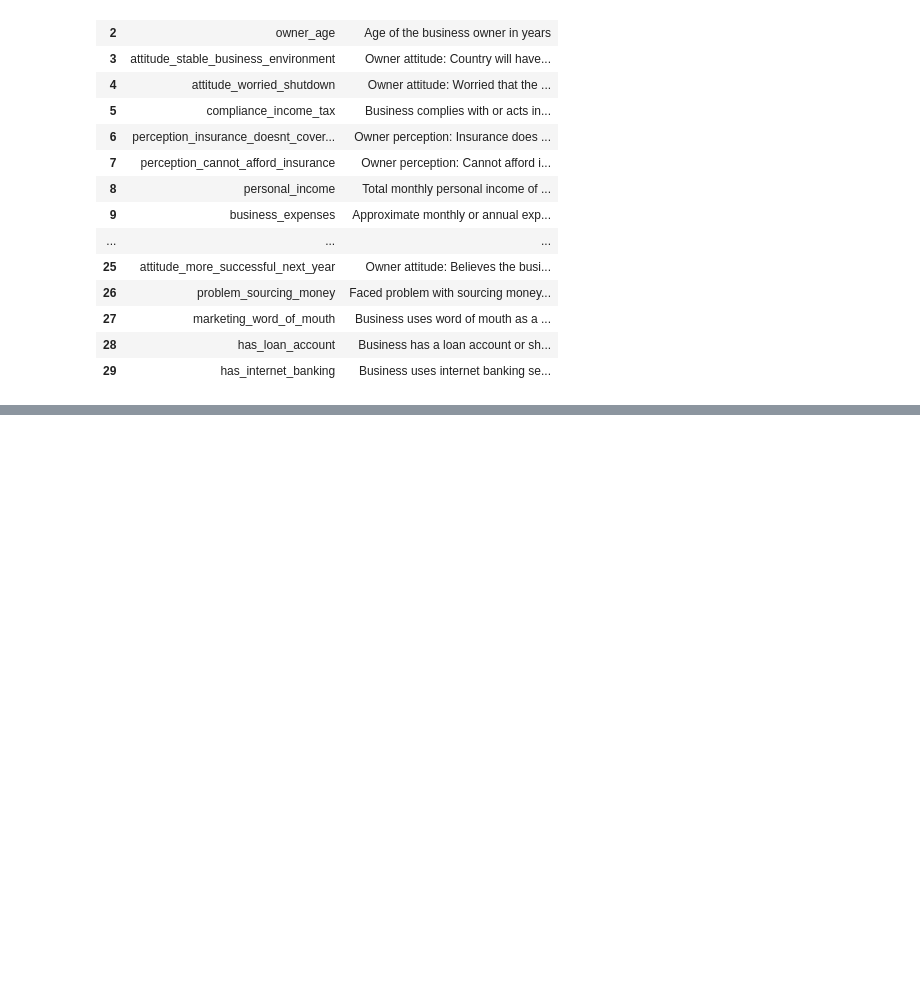
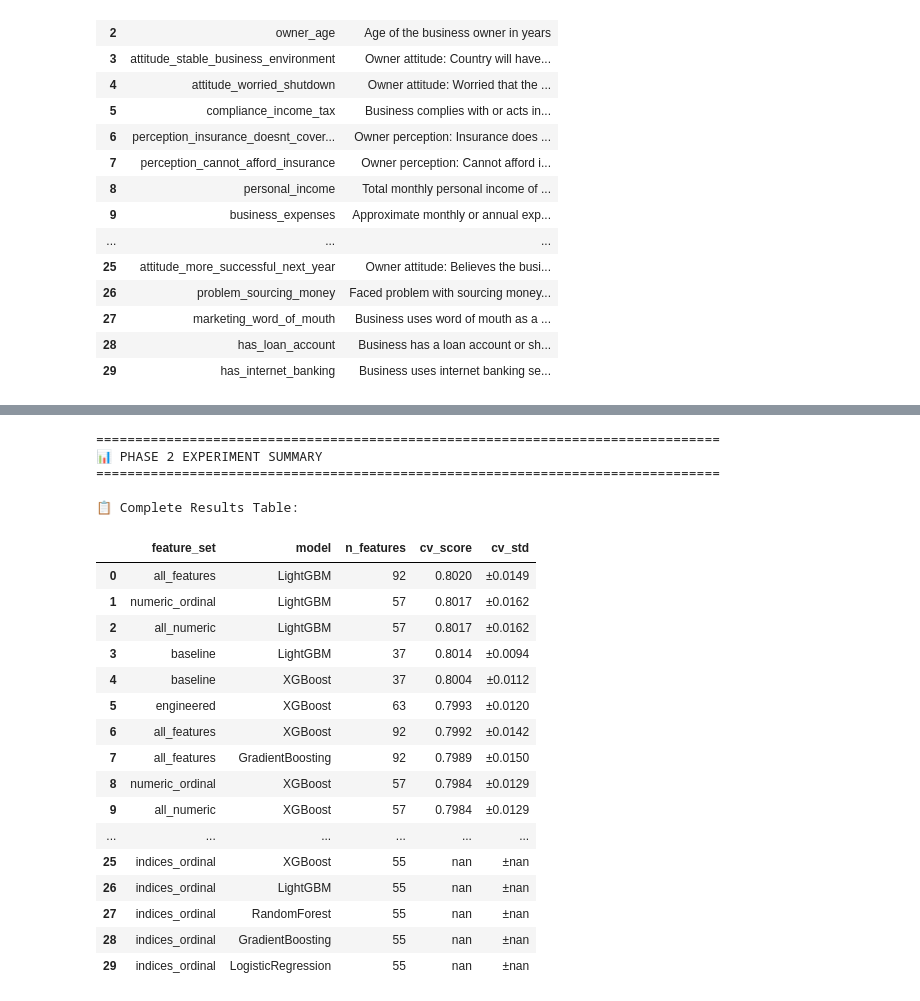
Before and after one commit to Shaka42/dataorg-financial-health-prediction-challenge20251204-19827-m2tn1n, a Jupyter notebook: Workspace.ipynb, the cells around one changed output, grey strips where cells are left out. Cells and saved outputs as stored; diff of their text form; code cells hidden in the pictures; blank space fills up the shorter version.

```diff
--- a/Workspace.ipynb
+++ b/Workspace.ipynb
@@ -1699,0 +1586,73 @@ Experiment results logged to submission_results_log.csv
+# %%
+# =============================================================================
+# 12. SUMMARY AND BEST SUBMISSION SELECTION
+# =============================================================================
+
+print("\n" + "=" * 80)
+print("📊 PHASE 2 EXPERIMENT SUMMARY")
+print("=" * 80)
+
+# Summary table
+summary_df = comparison_results.copy()
+summary_df['cv_score'] = summary_df['f1_macro_mean'].apply(lambda x: f"{x:.4f}")
+summary_df['cv_std'] = summary_df['f1_macro_std'].apply(lambda x: f"±{x:.4f}")
+
+print("\n📋 Complete Results Table:")
+display(summary_df[['feature_set', 'model', 'n_features', 'cv_score', 'cv_std']].reset_index(drop=True))
+
+# Key insights
+print("\n" + "=" * 80)
+print("🔑 KEY INSIGHTS")
+print("=" * 80)
+
+# Best feature set overall
+feat_set_avg = comparison_results.groupby('feature_set')['f1_macro_mean'].mean().sort_values(ascending=False)
+print(f"\n1. Best Feature Set (avg across models): {feat_set_avg.index[0]} (avg F1: {feat_set_avg.iloc[0]:.4f})")
+
+# Best model overall
+model_avg = comparison_results.groupby('model')['f1_macro_mean'].mean().sort_values(ascending=False)
+print(f"2. Best Model (avg across feature sets): {model_avg.index[0]} (avg F1: {model_avg.iloc[0]:.4f})")
+
+# Feature engineering impact
+baseline_f1 = comparison_results[comparison_results['feature_set'] == 'baseline']['f1_macro_mean'].mean()
+best_eng_f1 = feat_set_avg.iloc[0]
+improvement = ((best_eng_f1 - baseline_f1) / baseline_f1) * 100
+print(f"3. Feature Engineering Improvement: {improvement:+.2f}% (baseline: {baseline_f1:.4f} → best: {best_eng_f1:.4f})")
+
+# Variability analysis
+low_var_models = comparison_results.groupby('model')['f1_macro_std'].mean().sort_values()
+print(f"4. Most Stable Model: {low_var_models.index[0]} (avg std: {low_var_models.iloc[0]:.4f})")
+
+print("\n" + "=" * 80)
+print("📁 GENERATED SUBMISSION FILES")
+print("=" * 80)
+
+for info in submissions_info:
+    print(f"  • {info['output_file']} ({info['model_name']}, {info['n_features']} features)")
+
+print(f"\n🎯 RECOMMENDED SUBMISSION: submission_phase2_best.csv")
+print(f"   Based on: {best_overall['model']} with {best_overall['feature_set']} features")
+print(f"   CV Score: {best_overall['f1_macro_mean']:.4f} ± {best_overall['f1_macro_std']:.4f}")
+# %% [output]
+================================================================================
+📊 PHASE 2 EXPERIMENT SUMMARY
+================================================================================
+
+📋 Complete Results Table:
+|  | feature_set | model | n_features | cv_score | cv_std |
+| 0 | all_features | LightGBM | 92 | 0.8020 | ±0.0149 |
+| 1 | numeric_ordinal | LightGBM | 57 | 0.8017 | ±0.0162 |
+| 2 | all_numeric | LightGBM | 57 | 0.8017 | ±0.0162 |
+| 3 | baseline | LightGBM | 37 | 0.8014 | ±0.0094 |
+| 4 | baseline | XGBoost | 37 | 0.8004 | ±0.0112 |
+| 5 | engineered | XGBoost | 63 | 0.7993 | ±0.0120 |
+| 6 | all_features | XGBoost | 92 | 0.7992 | ±0.0142 |
+| 7 | all_features | GradientBoosting | 92 | 0.7989 | ±0.0150 |
+| 8 | numeric_ordinal | XGBoost | 57 | 0.7984 | ±0.0129 |
+| 9 | all_numeric | XGBoost | 57 | 0.7984 | ±0.0129 |
+| ... | ... | ... | ... | ... | ... |
+| 25 | indices_ordinal | XGBoost | 55 | nan | ±nan |
+| 26 | indices_ordinal | LightGBM | 55 | nan | ±nan |
+| 27 | indices_ordinal | RandomForest | 55 | nan | ±nan |
+| 28 | indices_ordinal | GradientBoosting | 55 | nan | ±nan |
+| 29 | indices_ordinal | LogisticRegression | 55 | nan | ±nan |
```
Also changed, not shown: parts of 40 cells of this notebook, 10 other files.
